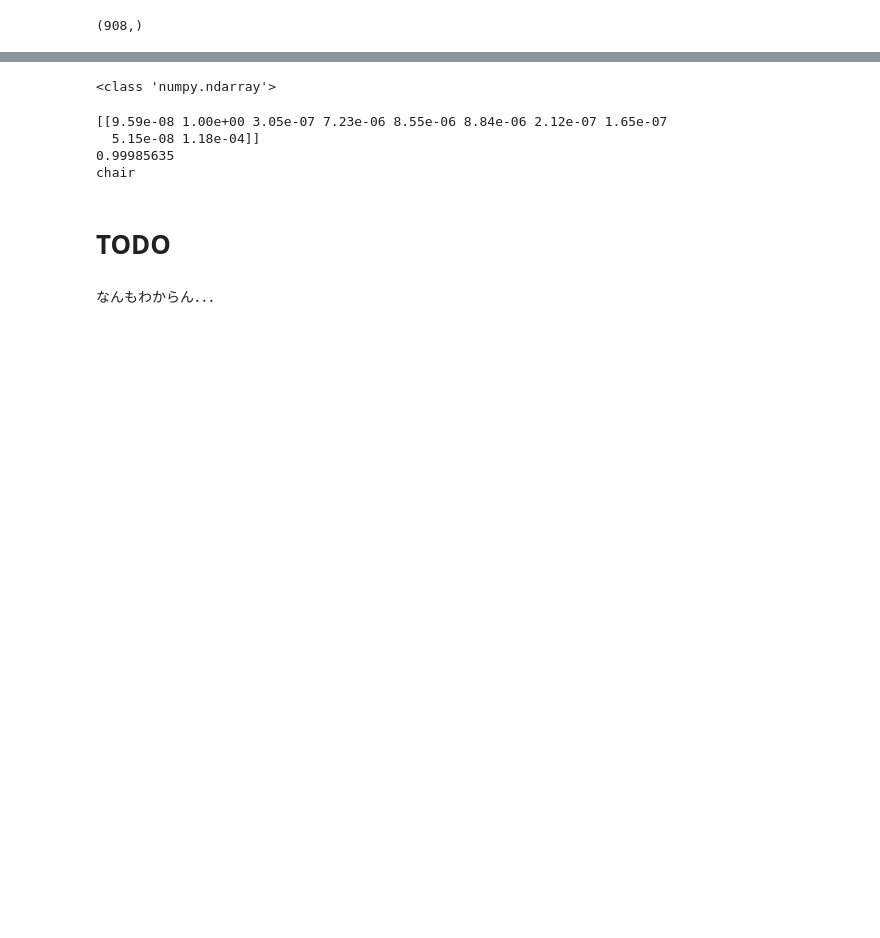
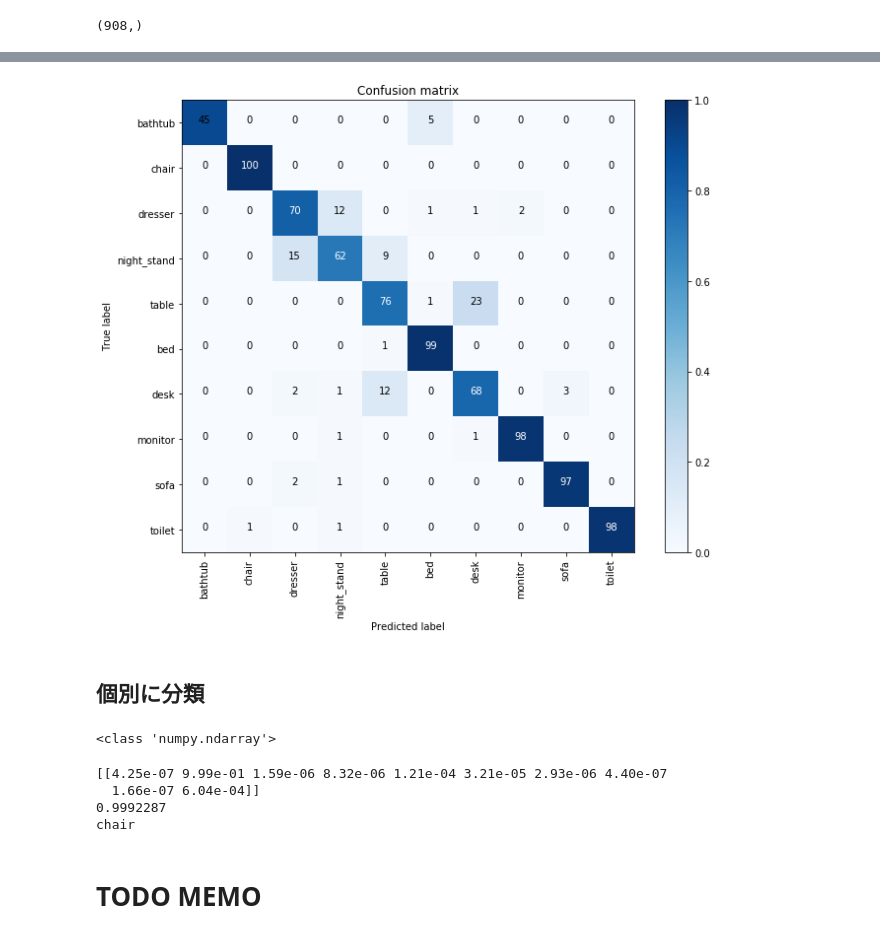
Before and after one commit to tacky0612/classification3dmodel, a Jupyter notebook: Classification_ModelNet.ipynb, the cells around one changed output, grey strips where cells are left out. Drawn from its saved outputs; the diff is of its cells as text; code cells hidden in the pictures; blank space fills up the shorter version.

```diff
--- a/Classification_ModelNet.ipynb
+++ b/Classification_ModelNet.ipynb
@@ -272,6 +279,40 @@ def plot_trihedral_figure(np_pc):
         plt.scatter(np_pc[:,i],np_pc[:,i+a],s=2)
         plt.axis('equal')
         plt.show()
+# %%
+def plot_confusion_matrix(data,
+                          label,
+                          classes=class_name_modelnet,
+                          title='Confusion matrix',
+                          cmap=plt.cm.Blues):
+
+
+    labels_pred = model.predict_classes(data,verbose=0)
+
+    # Compute confusion matrix
+    cnf_matrix = confusion_matrix(np.argmax(label, axis=1), labels_pred)
+    np.set_printoptions(precision=2)
+    cm_normalize = cnf_matrix.astype('float') / cnf_matrix.sum(axis=1)[:, np.newaxis]
+    plt.figure()
+    plt.imshow(cm_normalize, interpolation='nearest', cmap=cmap)
+    plt.title(title)
+    plt.colorbar()
+    tick_marks = np.arange(len(classes))
+    plt.xticks(tick_marks, classes, rotation=90)
+    plt.yticks(tick_marks, classes)
+    thresh = cnf_matrix.max() / 2
+
+    for i, j in itertools.product(range(cnf_matrix.shape[0]), range(cnf_matrix.shape[1])):
+        plt.text(j, i, format(cnf_matrix[i, j], "d"),
+                 horizontalalignment="center",
+                 color="white" if cnf_matrix[i, j] > thresh else "black")
+
+    plt.ylabel('True label')
+    plt.xlabel('Predicted label')
+    plt.tight_layout()
+
+    plt.savefig(fig_dir + 'Normalized_confusion_matrix.svg')
+    plt.show()
 # %% [markdown]
 ## ボクセル系
 # %%
@@ -890,3 +934,14 @@ plt.show()
+# %%
+# グラフのサイズ
+rcParams['figure.figsize'] = 10,8
+
+
+# Plot normalized confusion matrix
+plot_confusion_matrix(x_test,y_test)
+# %% [output]
+[figure, added]
+# %% [markdown]
+## 個別に分類
 # %%
 vertices, faces = load_off(dataset+"/chair/train/0.off")
 points = gen_random_points(vertices, faces, n_points)
@@ -900,7 +955,7 @@ test_vox = voxilize(test,cell)
 # %% [output]
 <class 'numpy.ndarray'>
 # %%
-model.load_weights('weights/ModelNet10/cell32/weights__2018_11_24_10_4_15.h5')
+model.load_weights('weights/ModelNet10/cell32/model-20.h5')
 
 # 読み込んだ学習済みモデルで予測
 proba_all = model.predict(test_vox)
@@ -909,11 +964,9 @@ proba = np.argmax(proba_all)
 print(proba_all[0][proba])
 print(class_name_modelnet[proba])
 # %% [output]
-[[9.59e-08 1.00e+00 3.05e-07 7.23e-06 8.55e-06 8.84e-06 2.12e-07 1.65e-07
-  5.15e-08 1.18e-04]]
-0.99985635
+[[4.25e-07 9.99e-01 1.59e-06 8.32e-06 1.21e-04 3.21e-05 2.93e-06 4.40e-07
+  1.66e-07 6.04e-04]]
+0.9992287
 chair
 # %% [markdown]
-# TODO
+# TODO MEMO
-# %% [markdown]
-なんもわからん．．．
```
Also changed, not shown: parts of 26 cells of this notebook.
